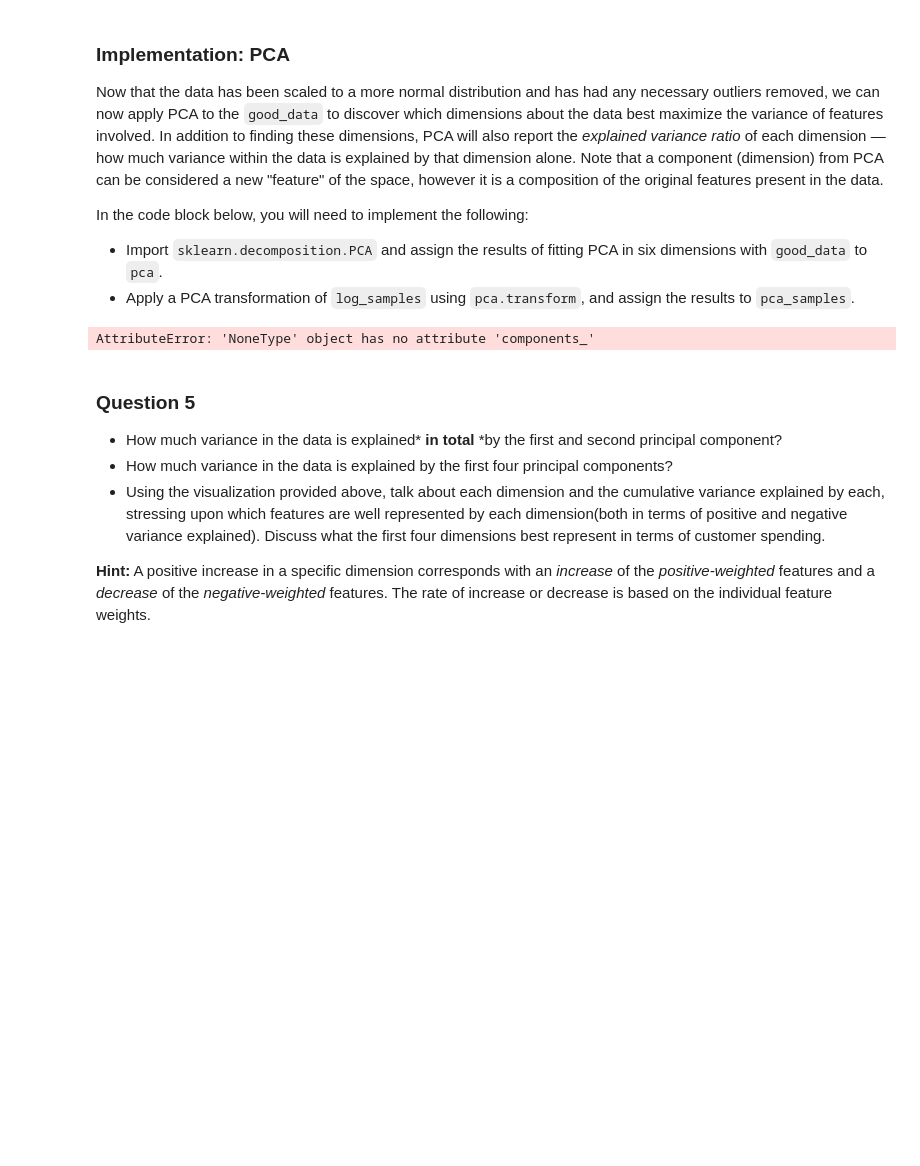
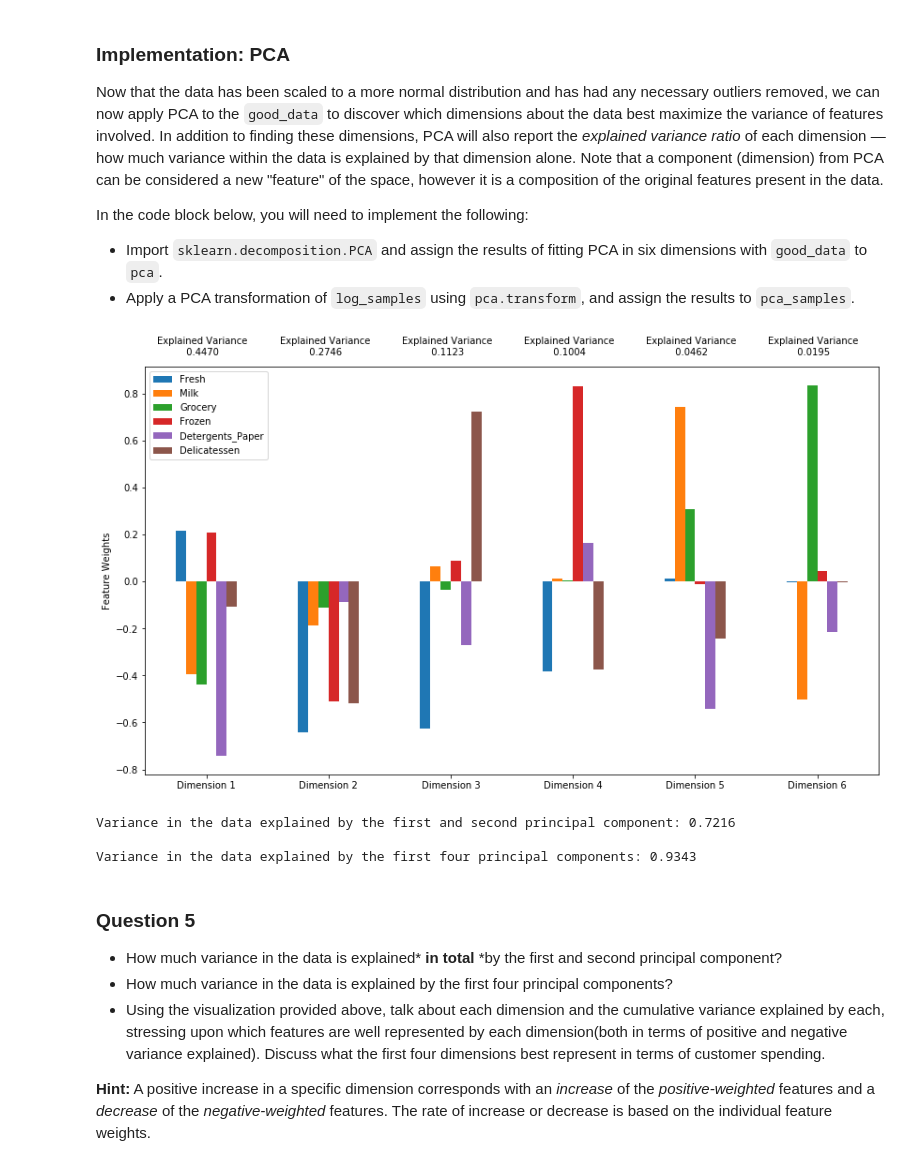
Before and after one commit to MichelML/udacity-machine-learning, a Jupyter notebook: projects/customer_segments/customer_segments.ipynb, the cells around one changed output. Cells and saved outputs as stored; diff of their text form; code cells hidden in the pictures; blank space fills up the shorter version.

```diff
--- a/projects/customer_segments/customer_segments.ipynb
+++ b/projects/customer_segments/customer_segments.ipynb
@@ -337,10 +337,8 @@ outliers_more_than_one_occurence = list(set((filter(lambda x: outliers.count(x)
 print("Outliers occuring in more than one feature:\n{}"
       .format(sorted(outliers_more_than_one_occurence)))
 
-outliers_to_remove = outliers_more_than_one_occurence
-
 # Remove the outliers, if any were specified
-good_data = log_data.drop(log_data.index[outliers_to_remove]).reset_index(drop = True)
+good_data = log_data.drop(log_data.index[outliers_more_than_one_occurence]).reset_index(drop = True)
 # %% [output]
 Data points considered outliers for the feature 'Fresh':
 |  | Fresh | Milk | Grocery | Frozen | Detergents_Paper | Delicatessen |
@@ -423,16 +421,30 @@ In the code block below, you will need to implement the following:
  - Import `sklearn.decomposition.PCA` and assign the results of fitting PCA in six dimensions with `good_data` to `pca`.
  - Apply a PCA transformation of `log_samples` using `pca.transform`, and assign the results to `pca_samples`.
 # %%
+from sklearn.decomposition import PCA
 # TODO: Apply PCA by fitting the good data with the same number of dimensions as features
-pca = None
+pca = PCA(n_components=good_data.shape[1])
+pca.fit(good_data)
 
 # TODO: Transform log_samples using the PCA fit above
-pca_samples = None
+pca_samples = pca.transform(log_samples)
 
 # Generate PCA results plot
 pca_results = vs.pca_results(good_data, pca)
 # %% [output]
-AttributeError: 'NoneType' object has no attribute 'components_'
+[figure, added]
+# %%
+variance_first_two_pca = 0.4470 + 0.2746
+print("Variance in the data explained by the first and second principal component: {}\n"
+      .format(variance_first_two_pca))
+
+variance_first_four_pca = variance_first_two_pca + 0.1123 + 0.1004
+print("Variance in the data explained by the first four principal components: {}\n"
+      .format(variance_first_four_pca))
+# %% [output]
+Variance in the data explained by the first and second principal component: 0.7216
+
+Variance in the data explained by the first four principal components: 0.9343
 # %% [markdown]
 ### Question 5
 
```
Also changed, not shown: parts of 3 cells of this notebook.
